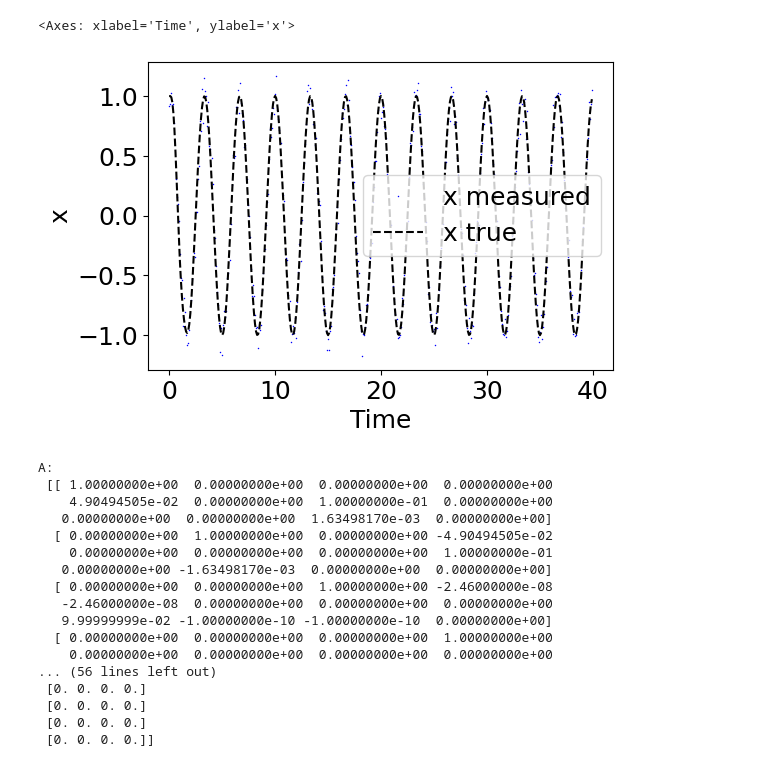
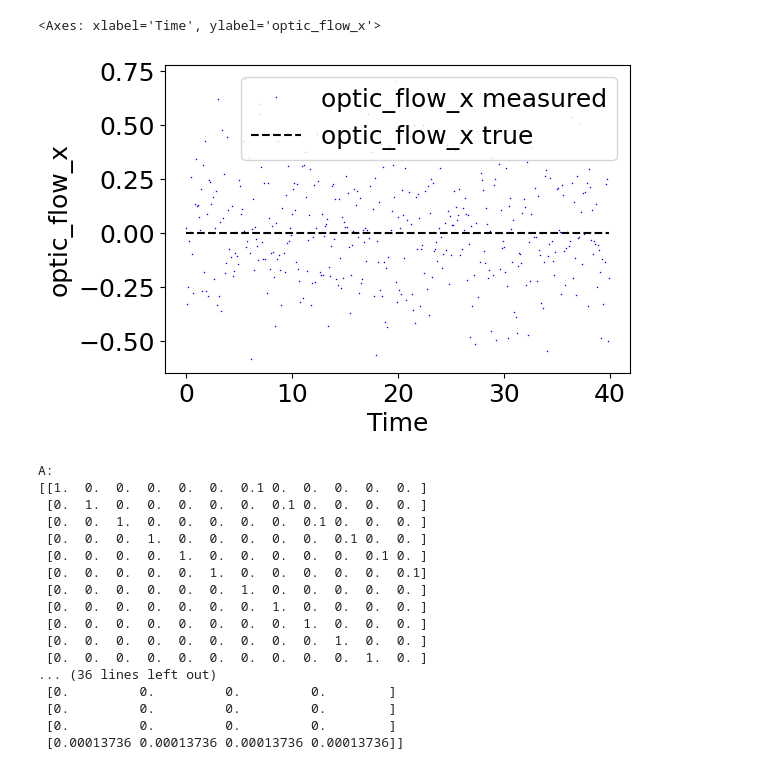
Before and after one commit to VanChung-Nguyen/ME-793-Mathematical-model-simulation-of-3D-Drone, a Jupyter notebook: Discretelinearkalmanfilter3ddrone.ipynb, the cells around one changed output. Cells and saved outputs as stored; diff of their text form; code cells hidden in the pictures.

```diff
--- a/Discretelinearkalmanfilter3ddrone.ipynb
+++ b/Discretelinearkalmanfilter3ddrone.ipynb
@@ -170,9 +163,39 @@ measurement_noise_stds = {'x': 0.1,
-# %%
-y_noisy = {key: y_sim[key] + np.random.normal(0, measurement_noise_stds[key], len(y_sim[key])) for key in y_sim.keys()}
-plot_tme(t_sim, y_sim['x'], y_noisy['x'], label_var='x')
-# %% [output]
-<Axes: xlabel='Time', ylabel='x'>
-[figure, removed]
+# %%
+#noise gps-imu
+#measurement_noise_stds = {'x': 0.1,
+#                          'y': 0.1,
+#                          'z': 0.1,
+#                          'phi': 0.1,
+#                          'theta': 0.1,
+#                          'psi': 0.1,
+#                          'phidot': 0.1,
+#                          'thetadot': 0.1,
+#                          'psidot': 0.1
+#                         }
+#noise opticalflow-imu
+measurement_noise_stds = {'optic_flow_x': 0.25,
+                          'optic_flow_y': 0.25,
+                          'phi': 0.1,
+                          'theta': 0.1,
+                          'psi': 0.1,
+                          'phidot': 0.1,
+                          'thetadot': 0.1,
+                          'psidot': 0.1,
+                          'ax': 0.2,
+                          'ay': 0.2,
+                          'az': 0.2
+                         }
+
+#plot gps-imu
+#y_noisy = {key: y_sim[key] + np.random.normal(0, measurement_noise_stds[key], len(y_sim[key])) for key in y_sim.keys()}
+#plot_tme(t_sim, y_sim['x'], y_noisy['x'], label_var='x')
+
+#plot opticalflow-imu
+y_noisy = {key: y_sim[key] + np.random.normal(0, measurement_noise_stds[key], len(y_sim[key])) for key in y_sim.keys()}
+plot_tme(t_sim, y_sim['optic_flow_x'], y_noisy['optic_flow_x'], label_var='optic_flow_x')
+# %% [output]
+<Axes: xlabel='Time', ylabel='optic_flow_x'>
+[figure, added]
 # %%
 def rk4_discretize(f, x, u, dt):
     """
@@ -234,7 +257,7 @@ def jacobian_numerical(f, x0, u0, epsilon=0.001):
     return np.array(np.vstack(Aj)), np.array(np.vstack(Bj))
 # %%
 x0 = np.array([0, 0, 1, 0, 0, 0, 0, 0, 0, 0, 0, 0])
-u0 = np.array([17854, 17854, 17854, 17854])
+u0 = np.array([17855, 17855, 17855, 17855])
 
 def f_discrete(x, u):
     dt = 0.1
@@ -258,22 +281,22 @@ print('D:')
 sp.pretty_print( np.round(D, 10) )
 # %% [output]
 A:
- [[ 1.00000000e+00  0.00000000e+00  0.00000000e+00  0.00000000e+00
-    4.90494505e-02  0.00000000e+00  1.00000000e-01  0.00000000e+00
-   0.00000000e+00  0.00000000e+00  1.63498170e-03  0.00000000e+00]
-  [ 0.00000000e+00  1.00000000e+00  0.00000000e+00 -4.90494505e-02
-    0.00000000e+00  0.00000000e+00  0.00000000e+00  1.00000000e-01
-   0.00000000e+00 -1.63498170e-03  0.00000000e+00  0.00000000e+00]
-  [ 0.00000000e+00  0.00000000e+00  1.00000000e+00 -2.46000000e-08
-   -2.46000000e-08  0.00000000e+00  0.00000000e+00  0.00000000e+00
-   9.99999999e-02 -1.00000000e-10 -1.00000000e-10  0.00000000e+00]
-  [ 0.00000000e+00  0.00000000e+00  0.00000000e+00  1.00000000e+00
-    0.00000000e+00  0.00000000e+00  0.00000000e+00  0.00000000e+00
-... (56 lines left out)
- [0. 0. 0. 0.]
- [0. 0. 0. 0.]
- [0. 0. 0. 0.]
- [0. 0. 0. 0.]]
+[[1.  0.  0.  0.  0.  0.  0.1 0.  0.  0.  0.  0. ]
+ [0.  1.  0.  0.  0.  0.  0.  0.1 0.  0.  0.  0. ]
+ [0.  0.  1.  0.  0.  0.  0.  0.  0.1 0.  0.  0. ]
+ [0.  0.  0.  1.  0.  0.  0.  0.  0.  0.1 0.  0. ]
+ [0.  0.  0.  0.  1.  0.  0.  0.  0.  0.  0.1 0. ]
+ [0.  0.  0.  0.  0.  1.  0.  0.  0.  0.  0.  0.1]
+ [0.  0.  0.  0.  0.  0.  1.  0.  0.  0.  0.  0. ]
+ [0.  0.  0.  0.  0.  0.  0.  1.  0.  0.  0.  0. ]
+ [0.  0.  0.  0.  0.  0.  0.  0.  1.  0.  0.  0. ]
+ [0.  0.  0.  0.  0.  0.  0.  0.  0.  1.  0.  0. ]
+ [0.  0.  0.  0.  0.  0.  0.  0.  0.  0.  1.  0. ]
+... (36 lines left out)
+ [0.         0.         0.         0.        ]
+ [0.         0.         0.         0.        ]
+ [0.         0.         0.         0.        ]
+ [0.00013736 0.00013736 0.00013736 0.00013736]]
 # %%
 R = np.diag( list(measurement_noise_stds.values()) )**2
 
```
Also changed, not shown: parts of 11 cells of this notebook.
